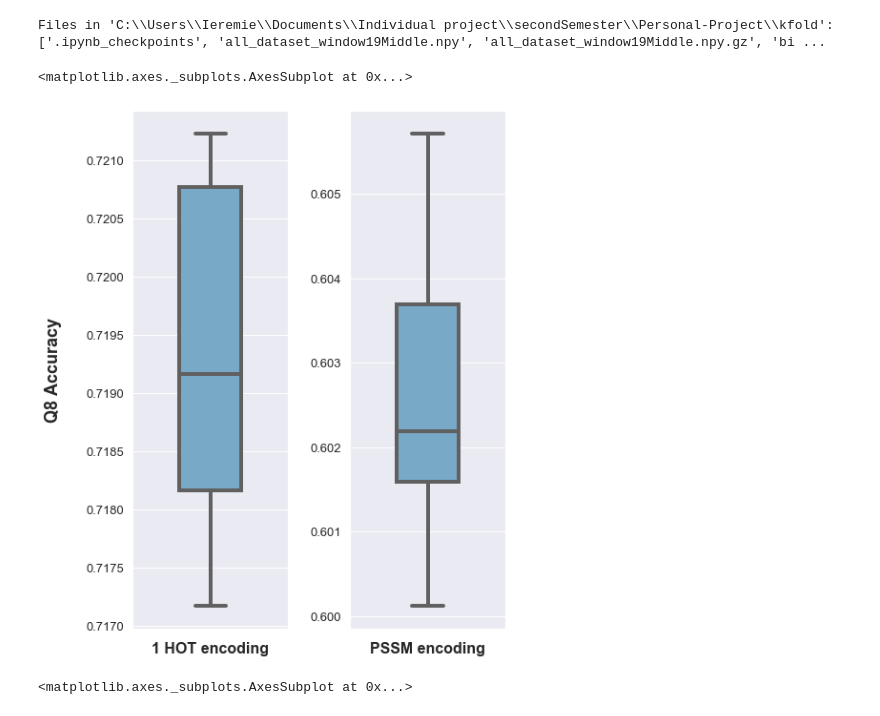
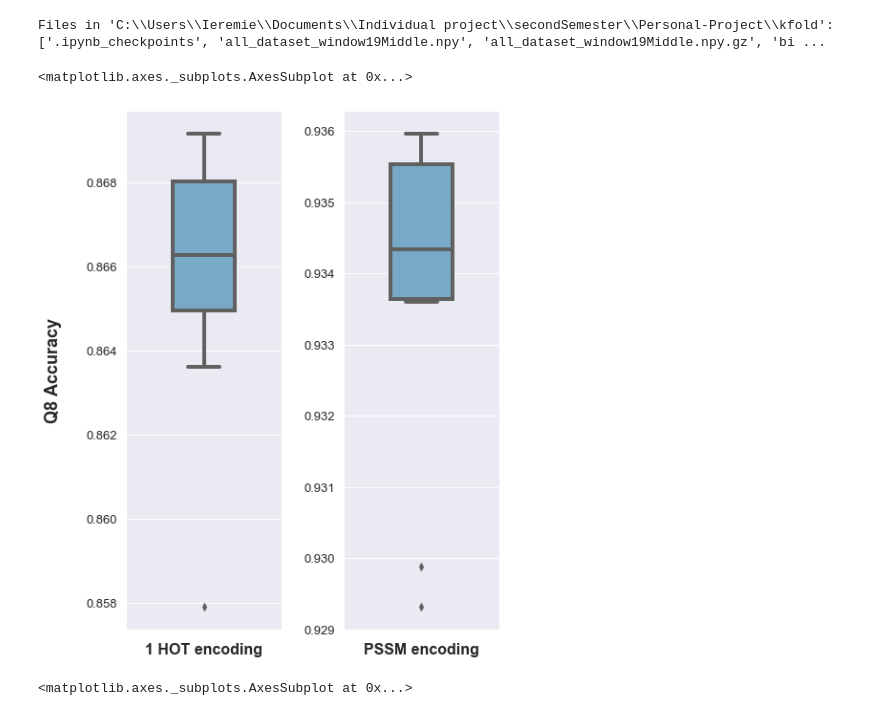
Before and after one commit to Ieremie/Protein-Secondary-Structure-Prediction, a Jupyter notebook: kfold/boxPlots.ipynb, the cells around one changed output. Saved outputs shown, nothing was run; the diff lists cells and outputs as text; code cells hidden in the pictures.

```diff
--- a/kfold/boxPlots.ipynb
+++ b/kfold/boxPlots.ipynb
@@ -15,39 +15,39 @@ import seaborn as sns
 
 oneHotQ8 = []
 pssmQ8 = []
-clasi = "Q"
+
 for i in range(1,11):
-    m1s = pickle.load( open( "kfold-1hotQ8/model_scores_kfold" + str(i), "rb" ) )
+    m1s = pickle.load( open( "kfold-1hotQ2/model_scores_kfold" + str(i), "rb" ) )
     oneHotQ8.append(m1s[1])
-    m2s = pickle.load( open( "kfold-pssmQ8/model_scores_kfold" + str(i), "rb" ) )
+    m2s = pickle.load( open( "kfold-pssmQ2/model_scores_kfold" + str(i), "rb" ) )
     pssmQ8.append(m2s[1])
 
 fig = plt.figure()
 fig.set_size_inches(7,10)
 #ax = plt.gca()
 
 gs = gridspec.GridSpec(1, 2, wspace=0.4, width_ratios=[1,1])
 
 ax0 = fig.add_subplot(gs[0])
 ax1 = fig.add_subplot(gs[1])
 
 ax0.set_ylabel("Q8 Accuracy", fontsize=18, labelpad=25, weight='bold')
 ax0.set_xlabel("1 HOT encoding",  fontsize=16, weight='bold')
 
 ax1.set_xlabel("PSSM encoding",  fontsize=16, weight='bold')
 
 
 ax0.tick_params(labelsize=13)
 ax1.tick_params(labelsize=13)
 
 sns.set(style="darkgrid")
 sns.boxplot(y = oneHotQ8, orient="v",linewidth=4,palette="Blues", width=0.4, ax = ax0)
 sns.boxplot(y = pssmQ8, orient="v",linewidth=4,palette="Blues", width=0.4, ax = ax1)
 
 #sns.swarmplot(y = oneHotQ8, color="g", ax = ax0)
 # %% [output]
 <matplotlib.axes._subplots.AxesSubplot at 0x...>
-[figure, old version]
+[figure, new version]
 # %%
 import seaborn as sns
 
```
